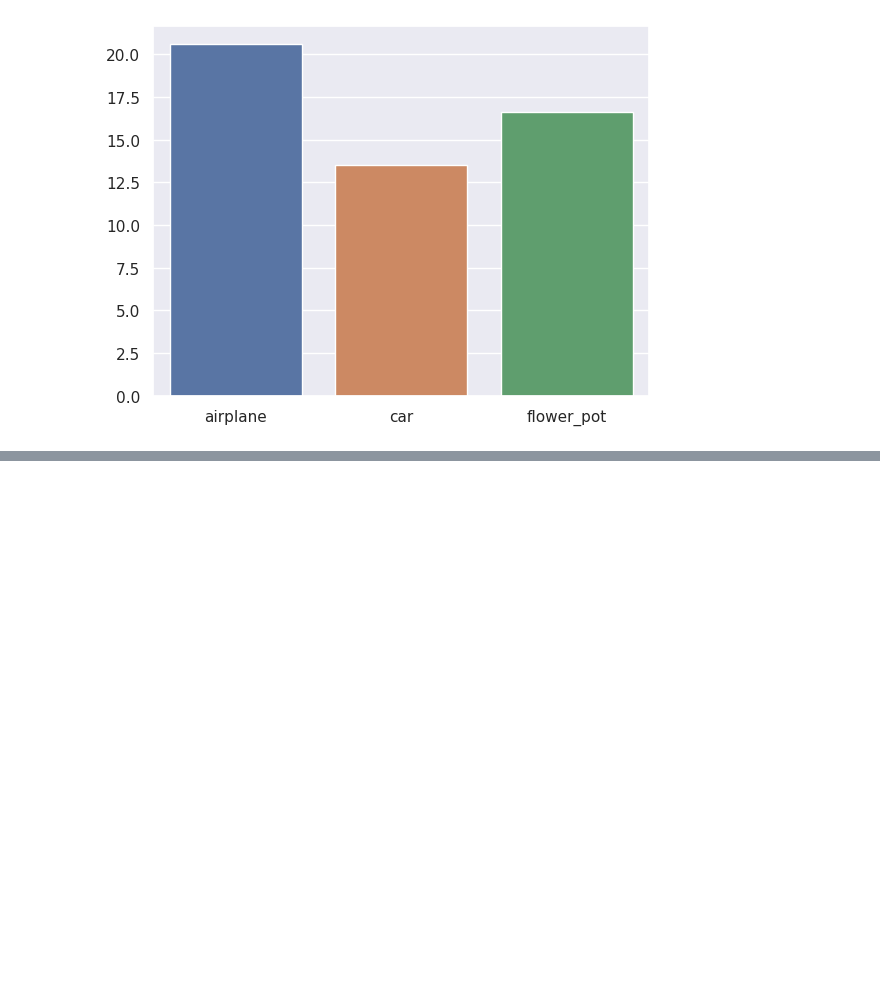
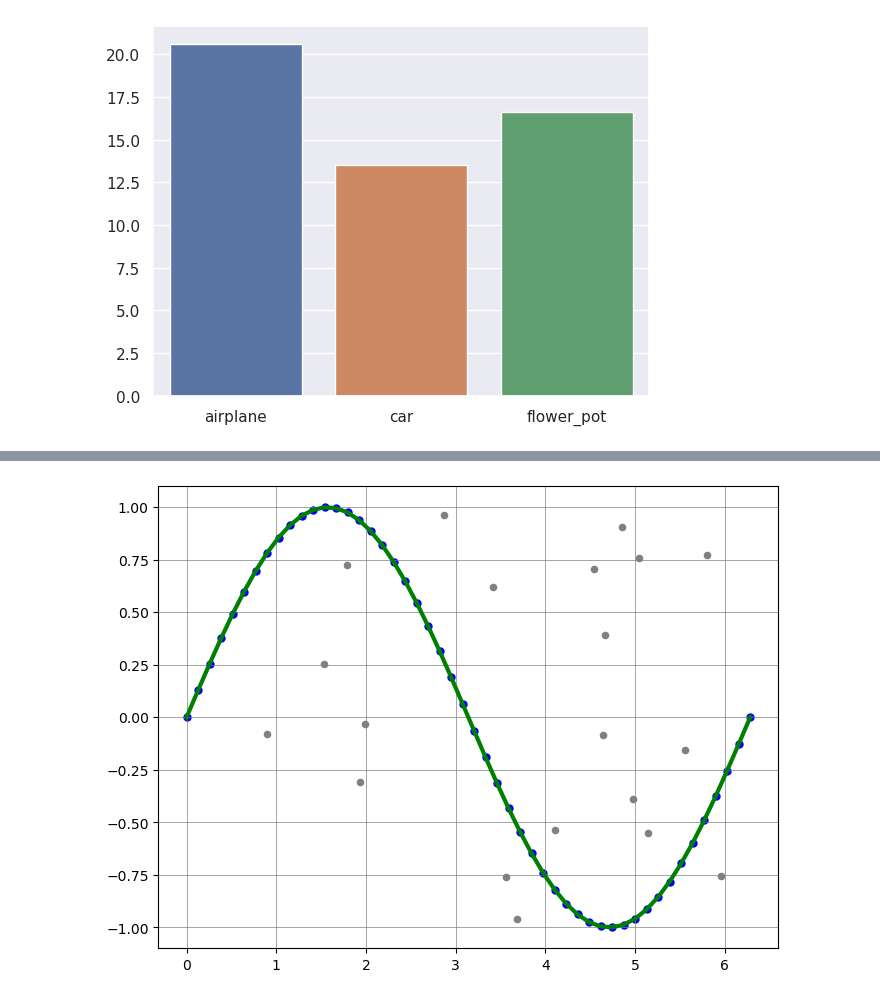
Before and after one commit to ChenXinXuTUSC/undergraduate_proj, a Jupyter notebook: playground.ipynb, the cells around one changed output, grey strips where cells are left out. Drawn from its saved outputs; the diff is of its cells as text; code cells hidden in the pictures; blank space fills up the shorter version.

```diff
--- a/playground.ipynb
+++ b/playground.ipynb
@@ -43,0 +99,27 @@ utils.dump1frag(pcd, ply_vertex_type=utils.make_ply_vtx_type(True, True), out_di
+# %%
+import numpy as np
+import matplotlib.pyplot as plt
+
+# 定义二维函数
+def f(x):
+    return np.sin(x)
+
+# 生成数据
+x = np.linspace(0, 2*np.pi, 50)
+y = f(x)
+
+# 添加噪点
+x_noise = np.random.uniform(0, 2*np.pi, size=20)
+y_noise = np.random.uniform(-1, 1, size=20)
+
+# 绘制曲线图
+fig, ax = plt.subplots(figsize=(8, 6))
+ax.grid(color='gray', linestyle='-', linewidth=0.5)
+ax.plot(x, y, linewidth=3, color='green')
+ax.scatter(x, y, c='blue', s=25)
+ax.scatter(x_noise, y_noise, c='gray', s=20)
+
+# 显示图形
+plt.show()
+# %% [output]
+[figure, added]
```
Also changed, not shown: parts of 2 cells of this notebook, 5 other files.
